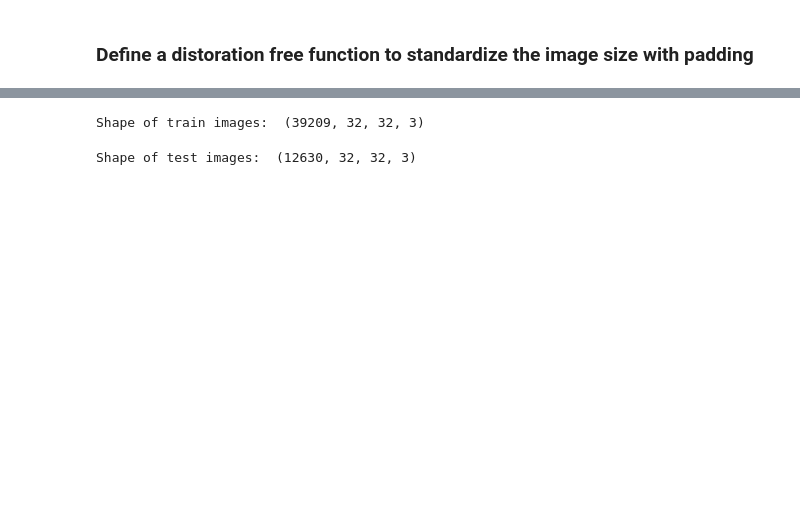
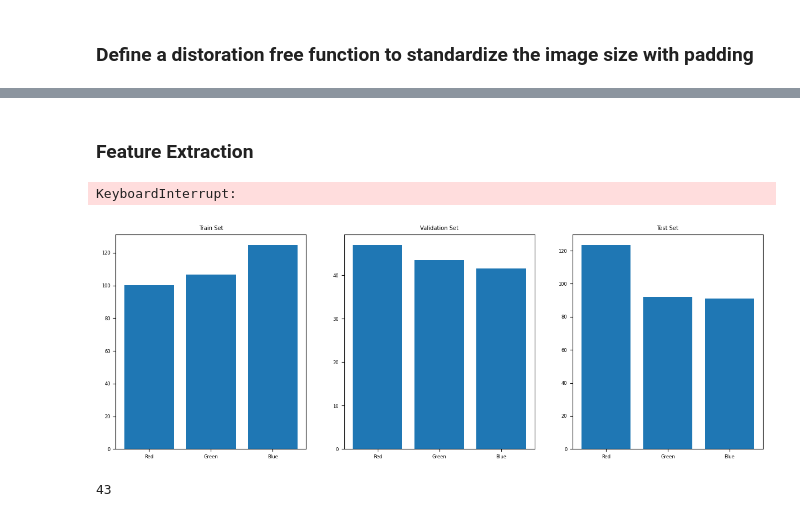
Before and after one commit to teddy661/281-final-project, a Jupyter notebook: Sign_EDA.ipynb, the cells around one changed output, grey strips where cells are left out. Saved outputs shown, nothing was run; the diff lists cells and outputs as text; code cells hidden in the pictures; blank space fills up the shorter version.

```diff
--- a/Sign_EDA.ipynb
+++ b/Sign_EDA.ipynb
@@ -199,3 +308,7 @@ Maximum size of test image:  (266, 232)
+# %%
+# The standard image size for VGG16 and VGG19 Resnet is 224 x 224
+
+std_img_size = (224, 224)
 # %% [markdown]
 ### Data Preprocessing
 # %%
@@ -321,27 +468,43 @@ def distortion_free_resize(image, img_size):
+# %% [markdown]
+### Feature Extraction
 # %%
-# use the distortion_free_resize function to resize the train images
+# Average Pixel Color
 
+# define a function to calculate the average pixel color of the images
+def average_pixel_color(image_path):
+    avg_pixel_color = []
+    for i in tqdm(range(len(image_path))):
+        image = tf.keras.preprocessing.image.load_img(image_path[i])
+        image = tf.keras.preprocessing.image.img_to_array(image)
+        avg_pixel_color.append(np.mean(image, axis=(0, 1)))
+    return avg_pixel_color
 
-train_images_new = []
-for i in tqdm(range(len(train_image_path))):
-    image = tf.keras.preprocessing.image.load_img(train_image_path[i])
-    image = tf.keras.preprocessing.image.img_to_array(image)
-    image = distortion_free_resize(image, img_size)
-    train_images_new.append(image)
-train_images_np = np.array(train_images_new)
-print("Shape of train images: ", train_images_np.shape)
+# calculate the average pixel color of the train, validation and test set
+avg_pixel_color_train = average_pixel_color(x_train)
+avg_pixel_color_val = average_pixel_color(x_val)
+avg_pixel_color_test = average_pixel_color(x_test)
 # %% [output]
-Shape of train images:  (39209, 32, 32, 3)
+KeyboardInterrupt:
-# %%
-# use the distortion_free_resize function to resize the test images
-
-test_images_new = []
-for i in tqdm(range(len(test_image_path))):
-    image = tf.keras.preprocessing.image.load_img(test_image_path[i])
-    image = tf.keras.preprocessing.image.img_to_array(image)
-    image = distortion_free_resize(image, img_size)
-    test_images_new.append(image)
-test_images_np = np.array(test_images_new)
-print("Shape of test images: ", test_images_np.shape)
-# %% [output]
-Shape of test images:  (12630, 32, 32, 3)
+# %%
+# calculate the average pixel color of the distortion free train, validation and test set for each channel
+avg_pixel_color_train_np = np.mean(x_train_np, axis=(1, 2))
+avg_pixel_color_val_np = np.mean(x_val_np, axis=(1, 2))
+avg_pixel_color_test_np = np.mean(x_test_np, axis=(1, 2))
+
+# plot the average pixel color of the train, validation and test set for each channel
+plt.figure(figsize=(15, 5))
+plt.subplot(1, 3, 1)
+plt.bar(np.arange(3), avg_pixel_color_train_np[0])
+plt.title("Train Set")
+plt.xticks(np.arange(3), ["Red", "Green", "Blue"])
+plt.subplot(1, 3, 2)
+plt.bar(np.arange(3), avg_pixel_color_val_np[0])
+plt.title("Validation Set")
+plt.xticks(np.arange(3), ["Red", "Green", "Blue"])
+plt.subplot(1, 3, 3)
+plt.bar(np.arange(3), avg_pixel_color_test_np[0])
+plt.title("Test Set")
+plt.xticks(np.arange(3), ["Red", "Green", "Blue"])
+plt.show()
+# %% [output]
+[figure, added]
@@ -347,0 +523,4 @@ Shape of test images:  (12630, 32, 32, 3)
+# %%
+len(avg_pixel_color_train_class)
+# %% [output]
+43
```
Also changed, not shown: parts of 17 cells of this notebook.
